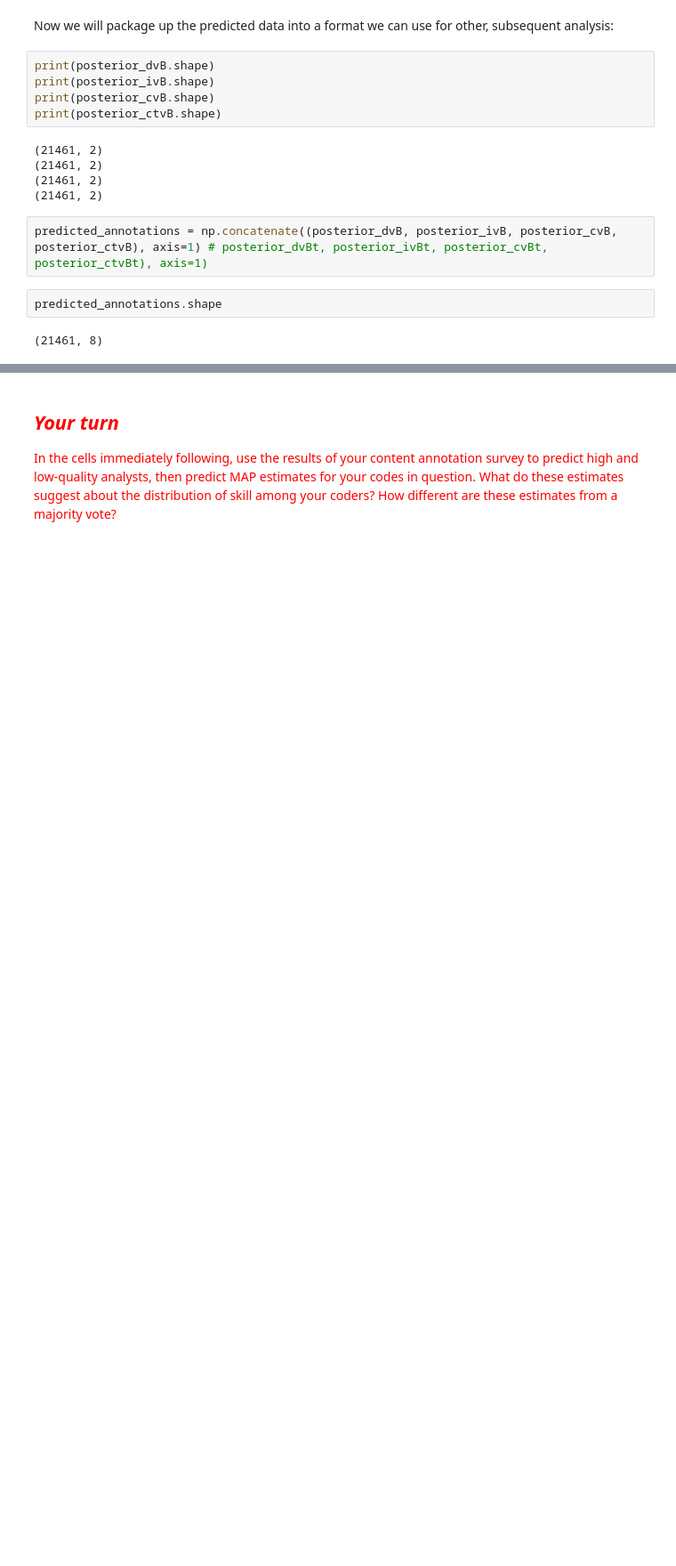
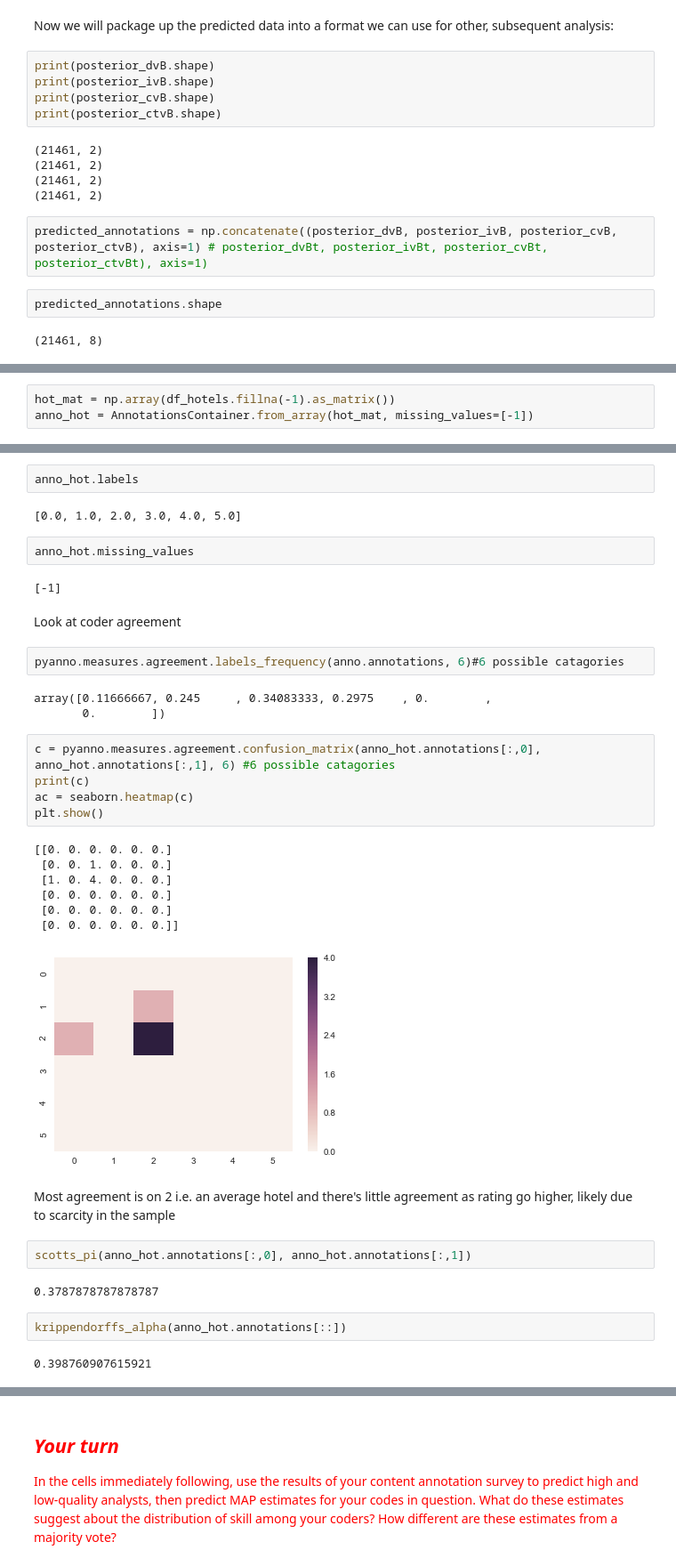
Before and after one commit to 1yangdongchen/Upcoming, a Jupyter notebook: 5-Reliability/5-Reliability.ipynb, the cells around one changed output, grey strips where cells are left out. Shown at 89% size. Drawn from its saved outputs; the diff is of its cells as text; blank space fills up the shorter version.

```diff
--- a/5-Reliability/5-Reliability.ipynb
+++ b/5-Reliability/5-Reliability.ipynb
@@ -759,0 +795,3 @@ predicted_annotations.shape
+# %%
+hot_mat = np.array(df_hotels.fillna(-1).as_matrix())
+anno_hot = AnnotationsContainer.from_array(hot_mat, missing_values=[-1])
@@ -759,0 +808,38 @@ predicted_annotations.shape
+# %%
+anno_hot.labels
+# %% [output]
+[0.0, 1.0, 2.0, 3.0, 4.0, 5.0]
+# %%
+anno_hot.missing_values
+# %% [output]
+[-1]
+# %% [markdown]
+Look at coder agreement
+# %%
+pyanno.measures.agreement.labels_frequency(anno.annotations, 6)#6 possible catagories
+# %% [output]
+array([0.11666667, 0.245     , 0.34083333, 0.2975    , 0.        ,
+       0.        ])
+# %%
+c = pyanno.measures.agreement.confusion_matrix(anno_hot.annotations[:,0], anno_hot.annotations[:,1], 6) #6 possible catagories
+print(c)
+ac = seaborn.heatmap(c)
+plt.show()
+# %% [output]
+[[0. 0. 0. 0. 0. 0.]
+ [0. 0. 1. 0. 0. 0.]
+ [1. 0. 4. 0. 0. 0.]
+ [0. 0. 0. 0. 0. 0.]
+ [0. 0. 0. 0. 0. 0.]
+ [0. 0. 0. 0. 0. 0.]]
+[figure, added]
+# %% [markdown]
+Most agreement is on 2 i.e. an average hotel and there's little agreement as rating go higher, likely due to scarcity in the sample
+# %%
+scotts_pi(anno_hot.annotations[:,0], anno_hot.annotations[:,1])
+# %% [output]
+0.3787878787878787
+# %%
+krippendorffs_alpha(anno_hot.annotations[::])
+# %% [output]
+0.398760907615921
```
Also changed, not shown: parts of 12 cells of this notebook.
